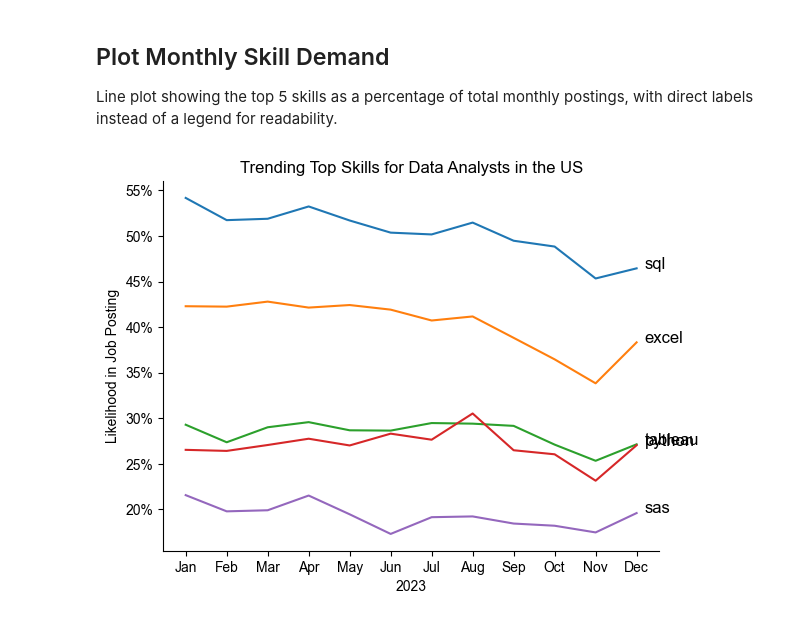
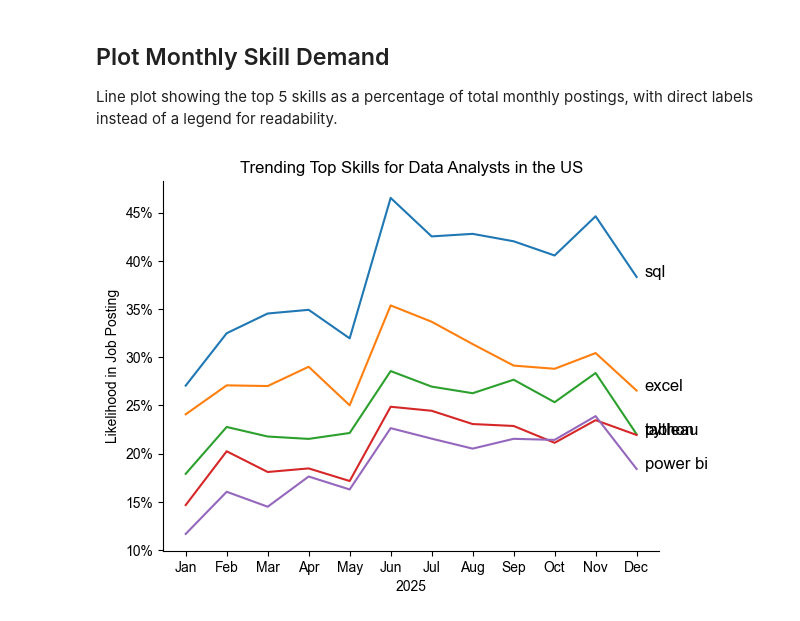
Before and after one commit to eliasfigueroa22/PYTHON_DATA_COURSE, a Jupyter notebook: Project/2_Skills_Trend.ipynb, the cells around one changed output. Saved outputs shown, nothing was run; the diff lists cells and outputs as text; code cells hidden in the pictures.

```diff
--- a/Project/2_Skills_Trend.ipynb
+++ b/Project/2_Skills_Trend.ipynb
@@ -12,16 +12,17 @@
 import ast
 import pandas as pd
 import seaborn as sns
-from datasets import load_dataset
 import matplotlib.pyplot as plt
 
 # Loading Data
-dataset = load_dataset('lukebarousse/data_jobs')
-df = dataset['train'].to_pandas()
+df = pd.read_csv('../Project/data/job_postings_flat.csv')
 
 # Data Cleanup
 df['job_posted_date'] = pd.to_datetime(df['job_posted_date'])
 df['job_skills'] = df['job_skills'].apply(lambda x: ast.literal_eval(x) if pd.notna(x) else x)
+
+# Filter for 2025 data
+df = df[df['job_posted_date'].dt.year == 2025]
 # %% [markdown]
 ## Group the Skills by Month
 
@@ -161,21 +162,21 @@ Line plot showing the top 5 skills as a percentage of total monthly postings, wi
 # %%
 from matplotlib.ticker import PercentFormatter
 
 df_plot = df_DA_US_percent.iloc[:, :5]
 sns.lineplot(data=df_plot, dashes=False, legend='full', palette='tab10')
 sns.set_theme(style='ticks')
 sns.despine() # remove top and right spines
 
 plt.title('Trending Top Skills for Data Analysts in the US')
 plt.ylabel('Likelihood in Job Posting')
-plt.xlabel('2023')
+plt.xlabel('2025')
 plt.legend().remove()
 plt.gca().yaxis.set_major_formatter(PercentFormatter(decimals=0))
 
 # annotate the plot with the top 5 skills using plt.text()
 for i in range(5):
     plt.text(11.2, df_plot.iloc[-1, i], df_plot.columns[i], color='black')
 
 plt.show()
 # %% [output]
-[figure, old version]
+[figure, new version]
```
Also changed, not shown: parts of 5 cells of this notebook, 12 other files.
